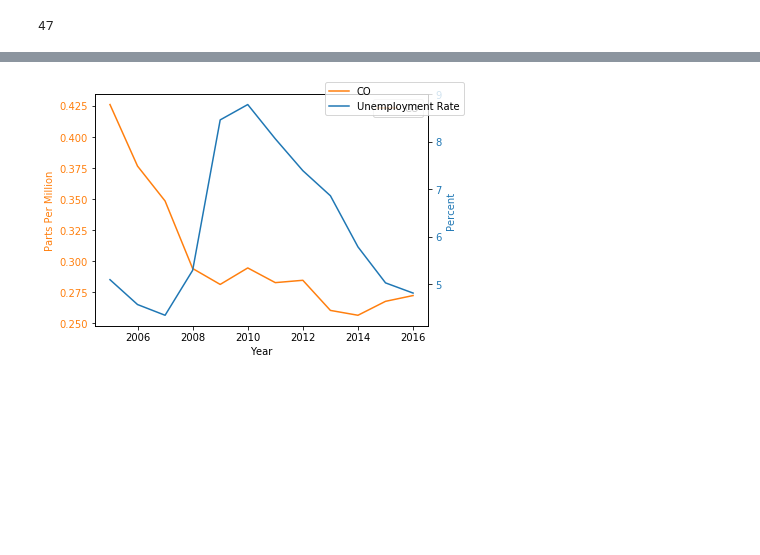
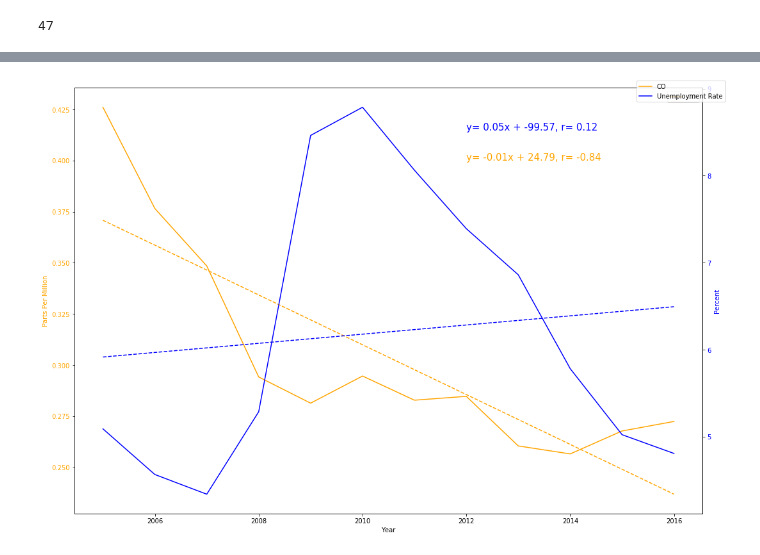
Before and after one commit to AshRC17/Project-1, a Jupyter notebook: Unemployment and Pollutant Charts.ipynb, the cells around one changed output, grey strips where cells are left out. Cells and saved outputs as stored; diff of their text form; code cells hidden in the pictures; blank space fills up the shorter version.

```diff
--- a/Unemployment and Pollutant Charts.ipynb
+++ b/Unemployment and Pollutant Charts.ipynb
@@ -62,20 +80,29 @@ employ_pollutant_year
 # %%
+no2_line = linear_regression(employ_pollutant_year.index, employ_pollutant_year["Average of NO2 Mean"])
+employ_line = linear_regression(employ_pollutant_year.index, employ_pollutant_year["Value"])
 
+no2_line_eq = linear_regression_eq(employ_pollutant_year.index, employ_pollutant_year["Average of NO2 Mean"])
+employ_line_eq = linear_regression_eq(employ_pollutant_year.index, employ_pollutant_year["Value"])
 
-fig, ax1 = plt.subplots()
+fig, ax1 = plt.subplots(figsize=(15,10))
 
-color = 'tab:red'
+color = 'red'
 ax1.set_xlabel('Year')
 ax1.set_ylabel('Parts Per Billion', color=color)
 ax1.plot(employ_pollutant_year.index, employ_pollutant_year["Average of NO2 Mean"], color=color, label = "NO2")
 ax1.tick_params(axis='y', labelcolor=color)
+ax1.plot(employ_pollutant_year.index,no2_line,color = 'red', linestyle = '--')
+ax1.annotate(no2_line_eq, (2012,15), fontsize = 15, color = "red")
+ax1.annotate(employ_line_eq, (2012,15.5), fontsize = 15, color = "blue")
 ax2 = ax1.twinx()
-
-color = 'tab:blue'
+color = 'blue'
 ax2.set_ylabel('Percent', color=color)
 ax2.plot(employ_pollutant_year.index, employ_pollutant_year["Value"], color=color, label = "Unemployment Rate")
 ax2.tick_params(axis='y', labelcolor=color)
-fig.legend(loc = "upper right")
+ax2.plot(employ_pollutant_year.index,employ_line,'b--')
+fig.legend(loc='center left', bbox_to_anchor=(1.0, 0.5))
 fig.tight_layout()
 plt.show()
+
+fig.savefig('Images/NO2_vs_Unemployment.png')
 # %% [output]
@@ -103,21 +170,32 @@ plt.show()
 # %%
+CO_line = linear_regression(employ_pollutant_year.index, employ_pollutant_year["Average of CO Mean"])
+employ_line = linear_regression(employ_pollutant_year.index, employ_pollutant_year["Value"])
 
-fig, ax1 = plt.subplots()
+CO_line_eq = linear_regression_eq(employ_pollutant_year.index, employ_pollutant_year["Average of CO Mean"])
 
-color = 'tab:orange'
+fig, ax1 = plt.subplots(figsize = (15,10))
+
+color = 'orange'
 ax1.set_xlabel('Year')
 ax1.set_ylabel('Parts Per Million', color=color)
 ax1.plot(employ_pollutant_year.index, employ_pollutant_year["Average of CO Mean"], color=color, label = "CO")
 ax1.tick_params(axis='y', labelcolor=color)
+ax1.plot(employ_pollutant_year.index,CO_line, color = 'orange', linestyle = '--')
+ax1.annotate(CO_line_eq, (2012,0.4), fontsize = 15, color = "orange")
+ax1.annotate(employ_line_eq, (2012,0.415), fontsize = 15, color = "blue")
 ax1.legend()
 ax2 = ax1.twinx()
 
-color = 'tab:blue'
+color = 'blue'
 ax2.set_ylabel('Percent', color=color)
 ax2.plot(employ_pollutant_year.index, employ_pollutant_year["Value"], color=color, label = "Unemployment Rate")
 ax2.tick_params(axis='y', labelcolor=color)
+ax2.plot(employ_pollutant_year.index,employ_line, 'b--')
 fig.legend()
 fig.tight_layout()
 plt.show()
+
+
+fig.savefig('Images/CO_vs_Unemployment.png')
 # %% [output]
-[figure, old version]
+[figure, new version]
```
Also changed, not shown: parts of 8 cells of this notebook, 4 other files.
